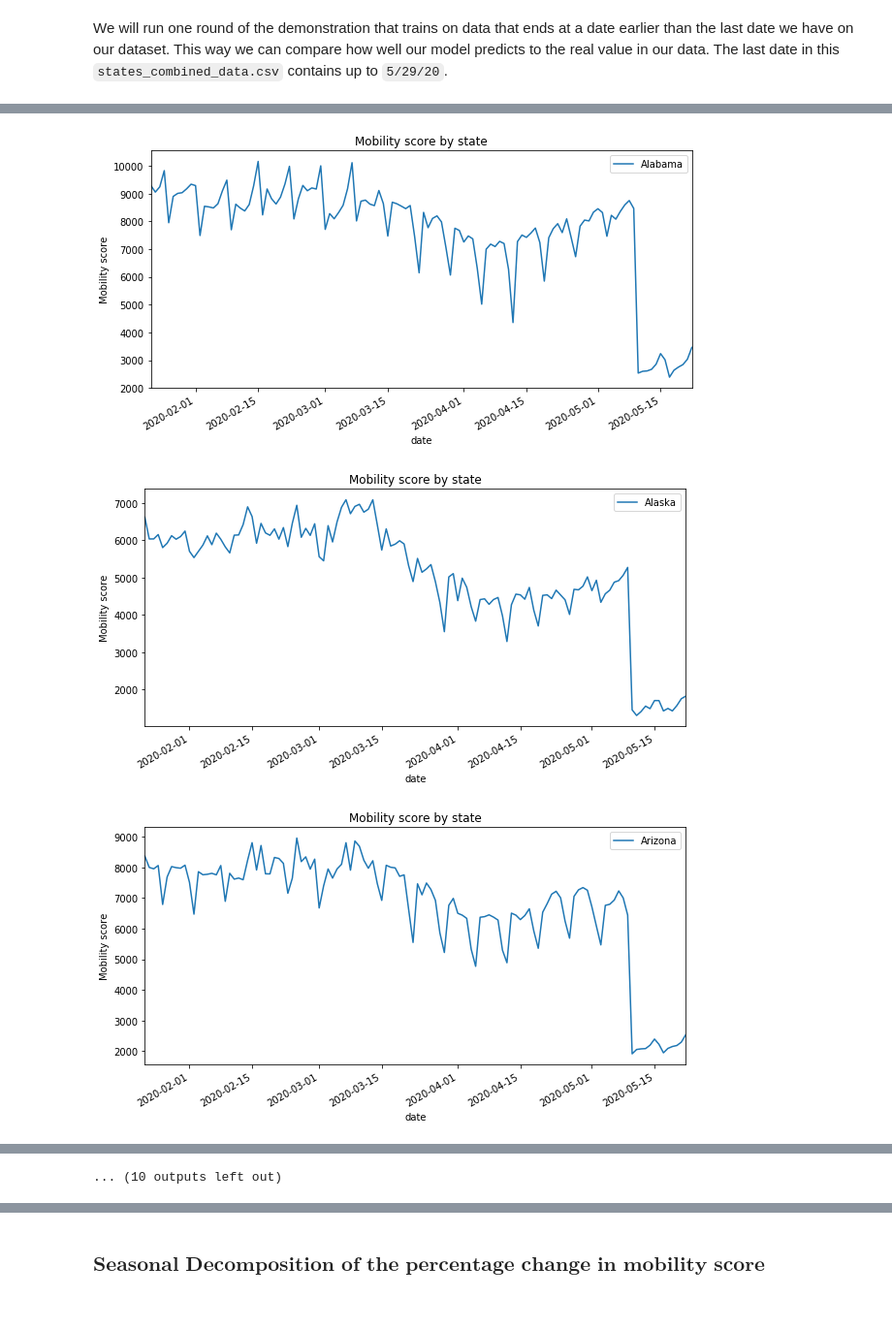
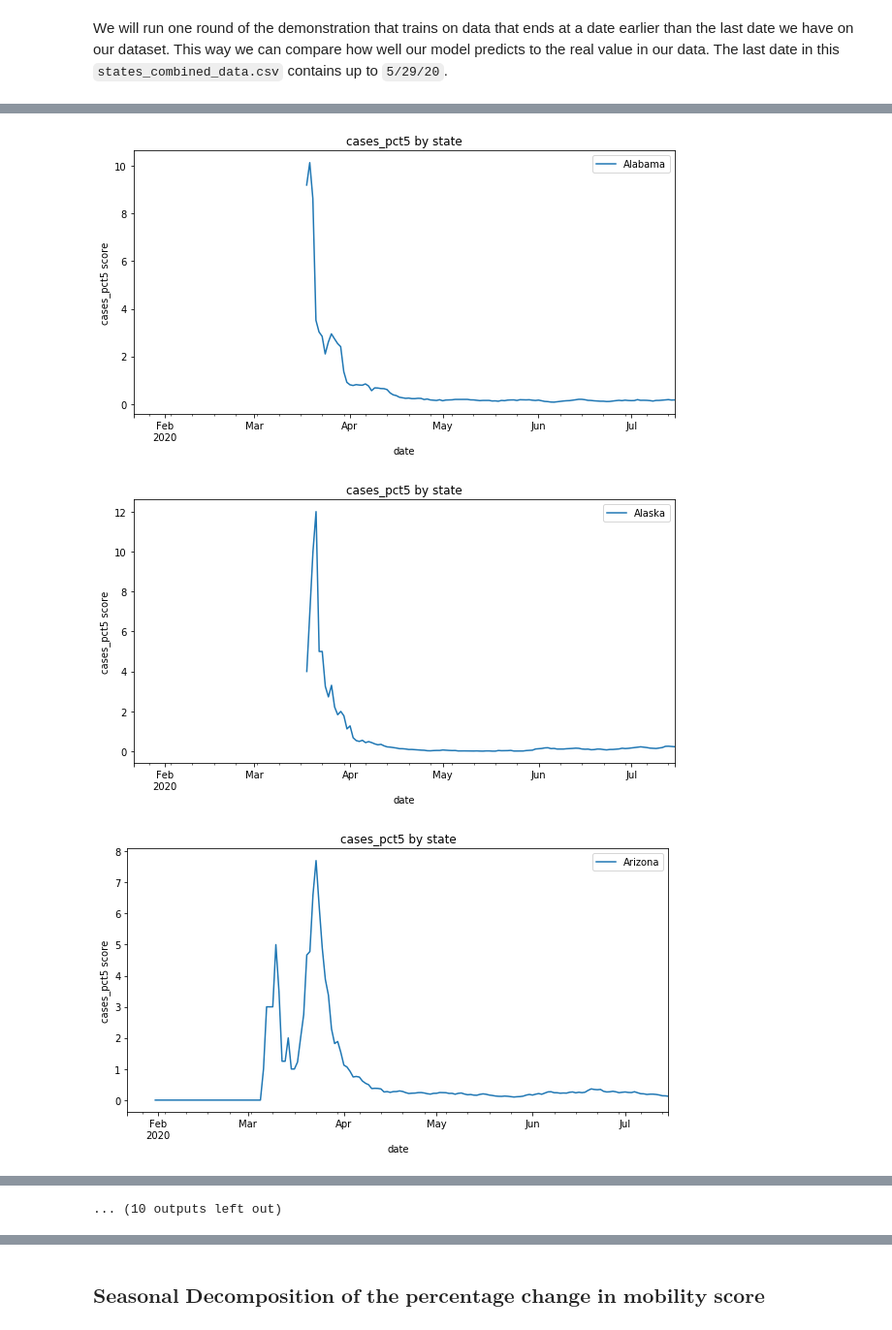
Before and after one commit to oskali/mit_cassandra, a Jupyter notebook: notebooks/mobility_analysis_for_action_learning.ipynb, the cells around one changed output, grey strips where cells are left out. Shown at 97% size. Cells and saved outputs as stored; diff of their text form; code cells hidden in the pictures.

```diff
--- a/notebooks/mobility_analysis_for_action_learning.ipynb
+++ b/notebooks/mobility_analysis_for_action_learning.ipynb
@@ -40,7 +40,7 @@ warnings.filterwarnings("ignore")
 DIRECTORY_PATH = os.path.dirname(os.getcwd())
 os.chdir(DIRECTORY_PATH)
 
-DATA_PATH   = os.path.join(os.getcwd(), "data", "input")
+DATA_PATH   = r"C:\Users\david\Dropbox (MIT)\COVID-19-Team2\Data"
 RESULT_PATH = os.path.join(os.path.dirname(os.getcwd()), "results")
 MODEL_PATH  = os.path.join(os.getcwd(), "models")
 # %%
@@ -56,7 +56,7 @@ import codes.mdp_model as mdp
 from codes.mdp_testing import mape, plot_pred
 from codes.mdp_states_functions import createSamples
 # %%
-file = '05_27_states_combined_v2.csv'
+file = '07_16_2020_states_combined.csv'
 df = pd.read_csv(os.path.join(DATA_PATH, file), parse_dates=["date"], index_col = 0)
 df.rename(columns={"Population": "population"}, inplace=True)
 df.head()
@@ -110,16 +110,16 @@ except KeyError:
 # %%
 # plotting for a specific feature by region
 
-feature = "mobility_score"
+feature = "cases_pct5"
 for id_, (name, group) in enumerate(df.groupby("state")):
     group.plot(x="date", y=feature, label=name)
-    plt.title("Mobility score by state")
-    plt.ylabel("Mobility score")
+    plt.title("cases_pct5 by state")
+    plt.ylabel("cases_pct5 score")
     if id_ > 20 :
         break
 plt.legend()
 plt.show()
 # %% [output]
-[figure, old version]
+[figure, new version]
-[figure, old version]
+[figure, new version]
-[figure, old version]
+[figure, new version]
```
Also changed, not shown: parts of 5 cells of this notebook, 20 other files.
